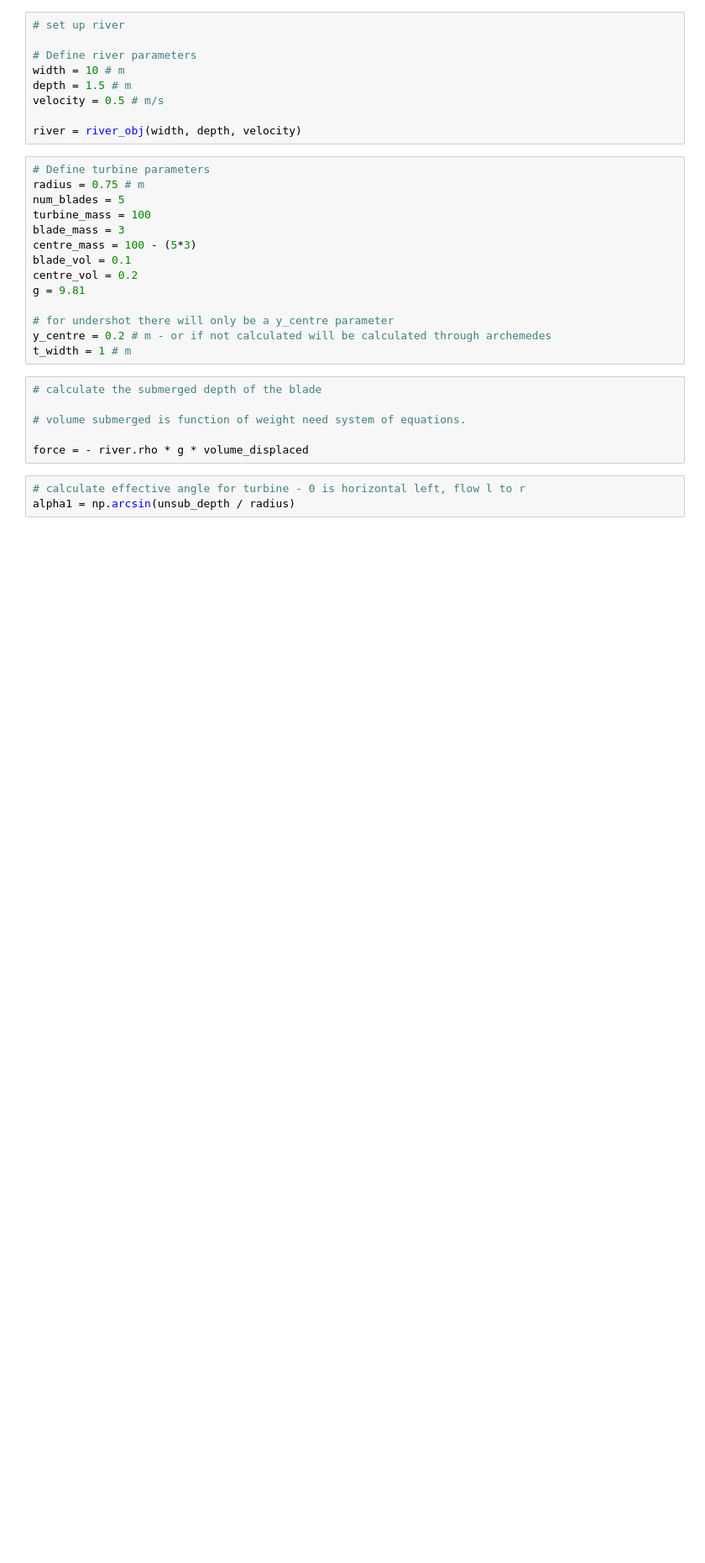
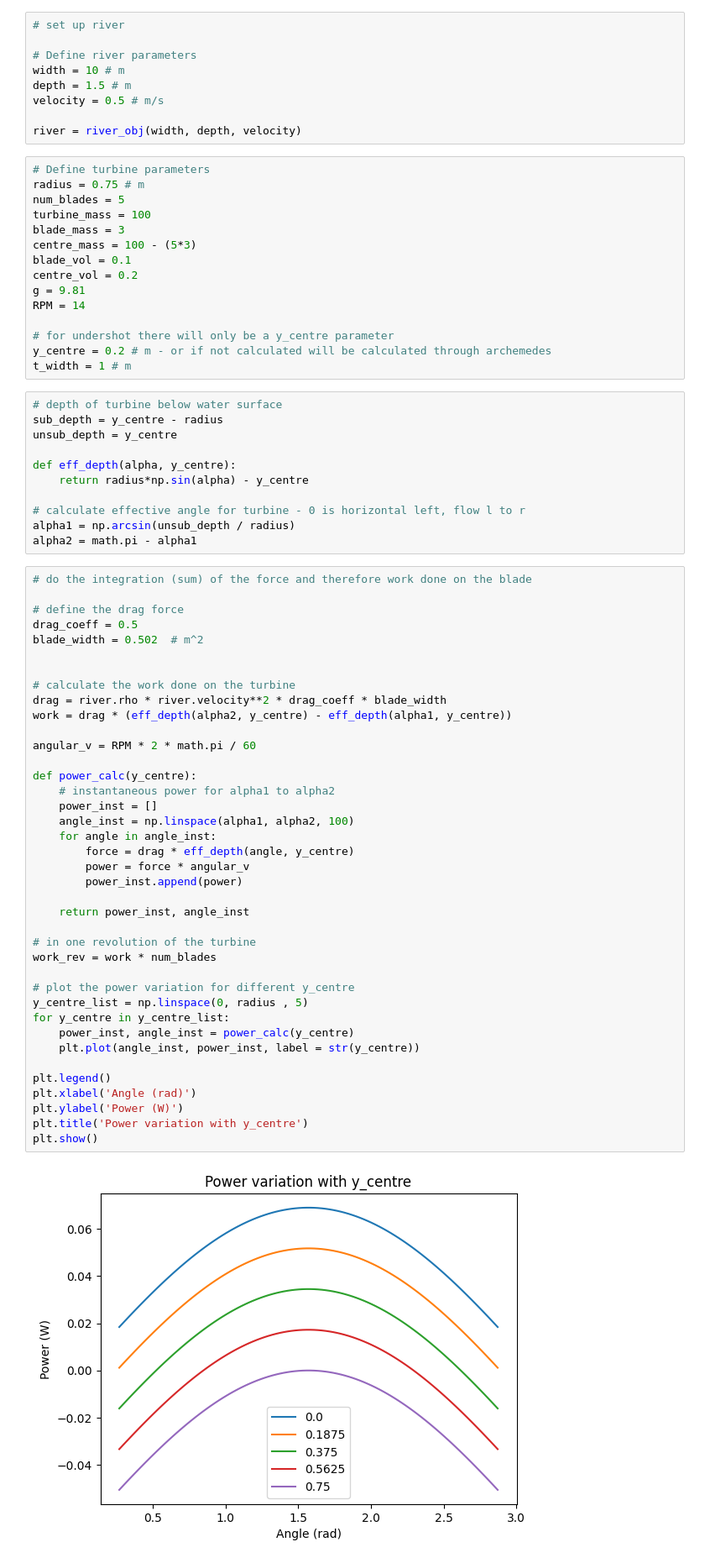
Before and after one commit to pilipb/DP4-code, a Jupyter notebook: undershot_dev.ipynb, the cells around one changed output. Shown at 84% size. Drawn from its saved outputs; the diff is of its cells as text; blank space fills up the shorter version.

```diff
--- a/undershot_dev.ipynb
+++ b/undershot_dev.ipynb
@@ -25,16 +26,60 @@ centre_mass = 100 - (5*3)
 blade_vol = 0.1
 centre_vol = 0.2
 g = 9.81
+RPM = 14
 
 # for undershot there will only be a y_centre parameter
 y_centre = 0.2 # m - or if not calculated will be calculated through archemedes
 t_width = 1 # m
-# %%
-# calculate the submerged depth of the blade
-
-# volume submerged is function of weight need system of equations.
-
-force = - river.rho * g * volume_displaced
 # %%
+# depth of turbine below water surface
+sub_depth = y_centre - radius
+unsub_depth = y_centre
+
+def eff_depth(alpha, y_centre):
+    return radius*np.sin(alpha) - y_centre
+
 # calculate effective angle for turbine - 0 is horizontal left, flow l to r
 alpha1 = np.arcsin(unsub_depth / radius)
+alpha2 = math.pi - alpha1
+# %%
+# do the integration (sum) of the force and therefore work done on the blade
+
+# define the drag force
+drag_coeff = 0.5
+blade_width = 0.502  # m^2
+
+
+# calculate the work done on the turbine
+drag = river.rho * river.velocity**2 * drag_coeff * blade_width
+work = drag * (eff_depth(alpha2, y_centre) - eff_depth(alpha1, y_centre))
+
+angular_v = RPM * 2 * math.pi / 60
+
+def power_calc(y_centre):
+    # instantaneous power for alpha1 to alpha2
+    power_inst = []
+    angle_inst = np.linspace(alpha1, alpha2, 100)
+    for angle in angle_inst:
+        force = drag * eff_depth(angle, y_centre)
+        power = force * angular_v
+        power_inst.append(power)
+
+    return power_inst, angle_inst
+
+# in one revolution of the turbine
+work_rev = work * num_blades
+
+# plot the power variation for different y_centre
+y_centre_list = np.linspace(0, radius , 5)
+for y_centre in y_centre_list:
+    power_inst, angle_inst = power_calc(y_centre)
+    plt.plot(angle_inst, power_inst, label = str(y_centre))
+
+plt.legend()
+plt.xlabel('Angle (rad)')
+plt.ylabel('Power (W)')
+plt.title('Power variation with y_centre')
+plt.show()
+# %% [output]
+[figure, added]
```
Also changed, not shown: parts of 1 cell of this notebook.
